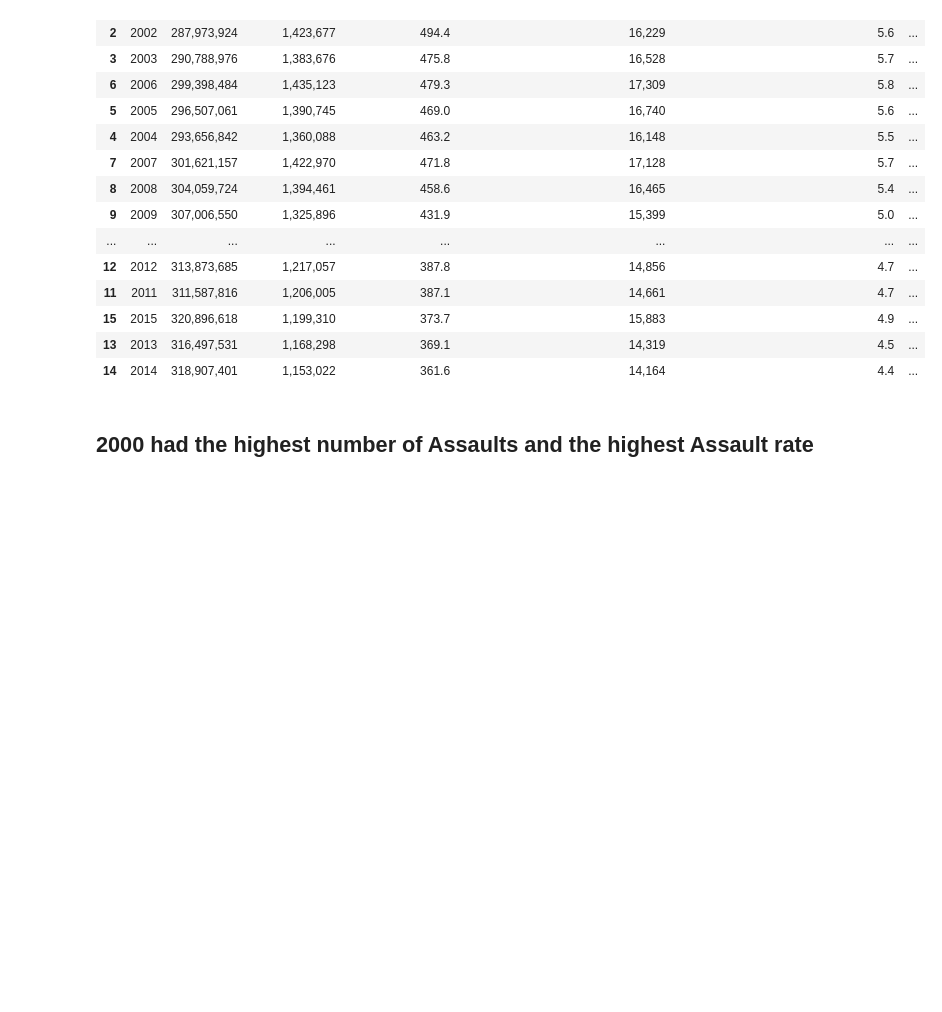
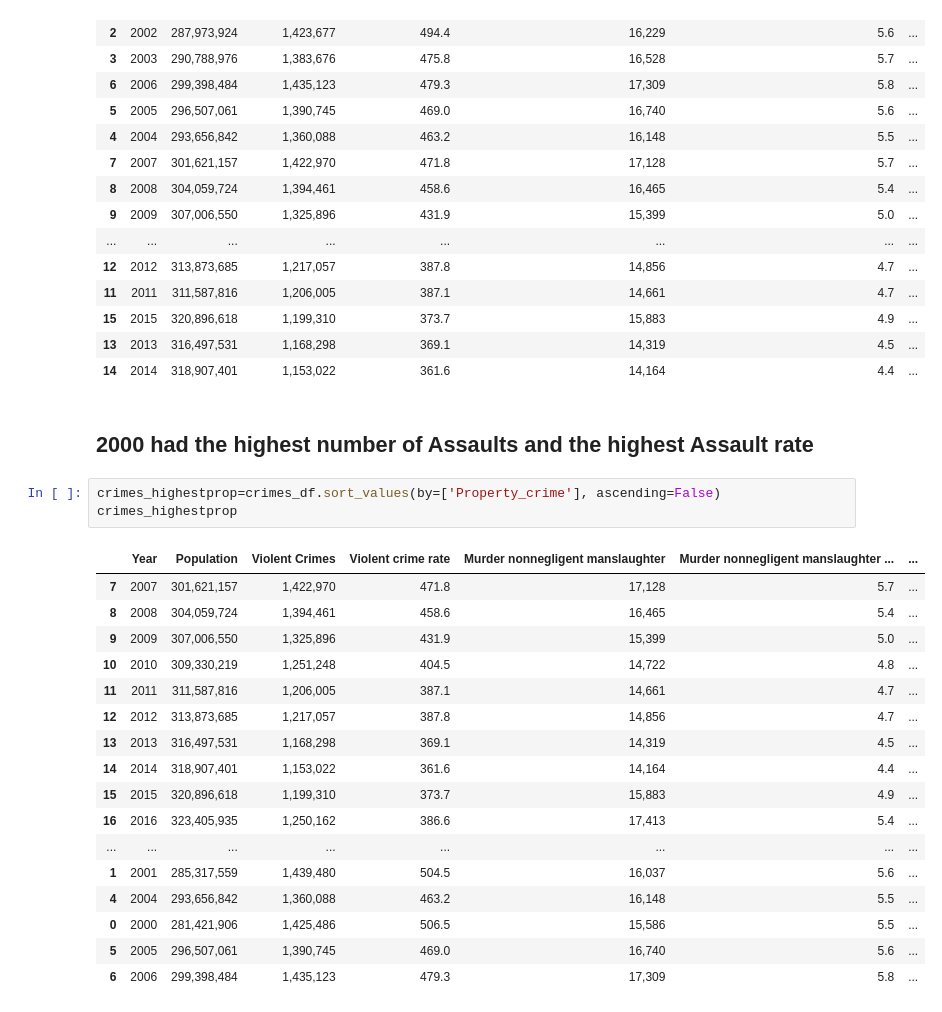
Before and after one commit to rentremont/crimes, a Jupyter notebook: crimes.ipynb, the cells around one changed output. Cells and saved outputs as stored; diff of their text form; blank space fills up the shorter version.

```diff
--- a/crimes.ipynb
+++ b/crimes.ipynb
@@ -246,3 +246,24 @@ crimes_highestassault_rate
 | 14 | 2014 | 318,907,401 | 1,153,022 | 361.6 | 14,164 | 4.4 | ... |
 # %% [markdown]
 ## 2000 had the highest number of Assaults and the highest Assault rate
+# %%
+crimes_highestprop=crimes_df.sort_values(by=['Property_crime'], ascending=False)
+crimes_highestprop
+# %% [output]
+|  | Year | Population | Violent Crimes | Violent crime rate | Murder nonnegligent manslaughter | Murder nonnegligent manslaughter ... | ... |
+| 7 | 2007 | 301,621,157 | 1,422,970 | 471.8 | 17,128 | 5.7 | ... |
+| 8 | 2008 | 304,059,724 | 1,394,461 | 458.6 | 16,465 | 5.4 | ... |
+| 9 | 2009 | 307,006,550 | 1,325,896 | 431.9 | 15,399 | 5.0 | ... |
+| 10 | 2010 | 309,330,219 | 1,251,248 | 404.5 | 14,722 | 4.8 | ... |
+| 11 | 2011 | 311,587,816 | 1,206,005 | 387.1 | 14,661 | 4.7 | ... |
+| 12 | 2012 | 313,873,685 | 1,217,057 | 387.8 | 14,856 | 4.7 | ... |
+| 13 | 2013 | 316,497,531 | 1,168,298 | 369.1 | 14,319 | 4.5 | ... |
+| 14 | 2014 | 318,907,401 | 1,153,022 | 361.6 | 14,164 | 4.4 | ... |
+| 15 | 2015 | 320,896,618 | 1,199,310 | 373.7 | 15,883 | 4.9 | ... |
+| 16 | 2016 | 323,405,935 | 1,250,162 | 386.6 | 17,413 | 5.4 | ... |
+| ... | ... | ... | ... | ... | ... | ... | ... |
+| 1 | 2001 | 285,317,559 | 1,439,480 | 504.5 | 16,037 | 5.6 | ... |
+| 4 | 2004 | 293,656,842 | 1,360,088 | 463.2 | 16,148 | 5.5 | ... |
+| 0 | 2000 | 281,421,906 | 1,425,486 | 506.5 | 15,586 | 5.5 | ... |
+| 5 | 2005 | 296,507,061 | 1,390,745 | 469.0 | 16,740 | 5.6 | ... |
+| 6 | 2006 | 299,398,484 | 1,435,123 | 479.3 | 17,309 | 5.8 | ... |
```
Also changed, not shown: parts of 15 cells of this notebook, 1 other file.
